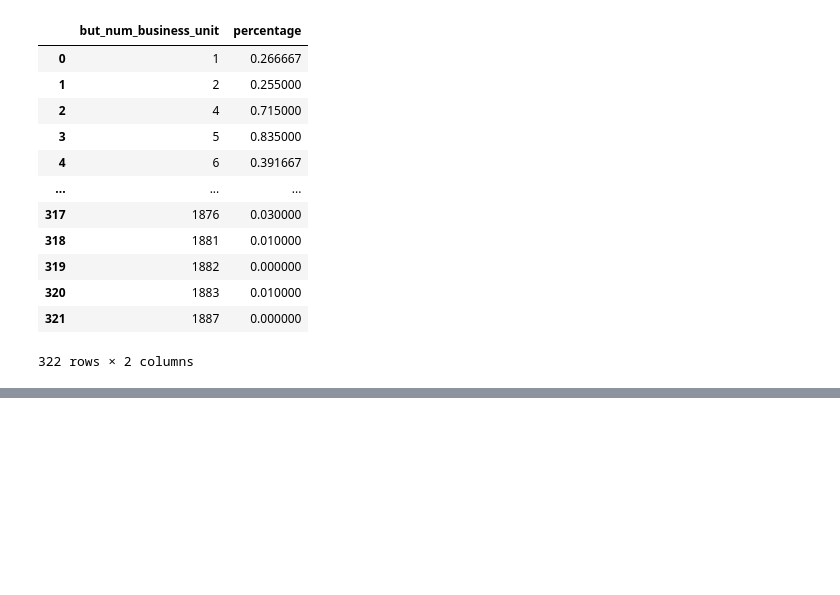
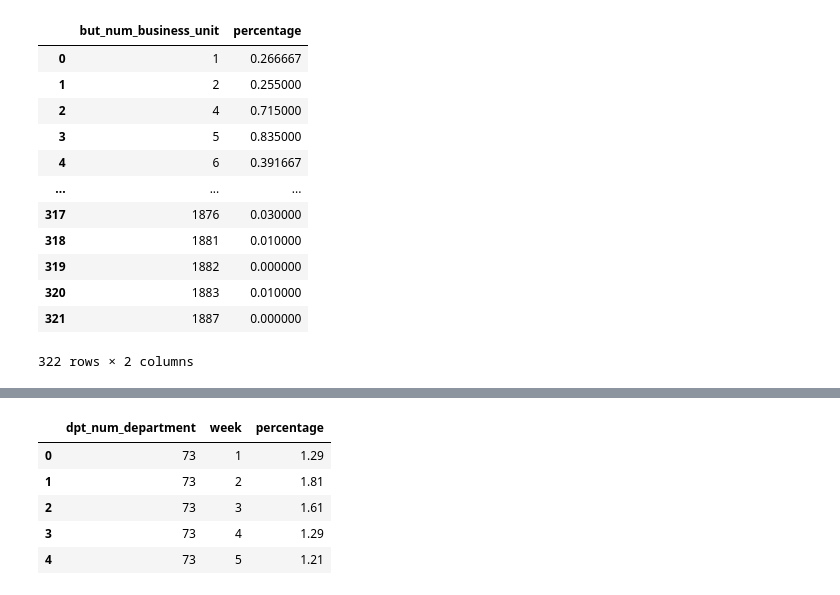
Before and after one commit to louisvilpoux/decathlon_interview, a Jupyter notebook: forecast.ipynb, the cells around one changed output, grey strips where cells are left out. Saved outputs shown, nothing was run; the diff lists cells and outputs as text; code cells hidden in the pictures; blank space fills up the shorter version.

```diff
--- a/forecast.ipynb
+++ b/forecast.ipynb
@@ -295,0 +346,10 @@ df_mean_turnover_bu_perc[["but_num_business_unit","percentage"]]
+# %%
+df_perc_dep_week = df_turn_dep_gr.reset_index()[["dpt_num_department","week","percentage"]]
+df_perc_dep_week.head()
+# %% [output]
+|  | dpt_num_department | week | percentage |
+| 0 | 73 | 1 | 1.29 |
+| 1 | 73 | 2 | 1.81 |
+| 2 | 73 | 3 | 1.61 |
+| 3 | 73 | 4 | 1.29 |
+| 4 | 73 | 5 | 1.21 |
```
Also changed, not shown: parts of 9 cells of this notebook.
